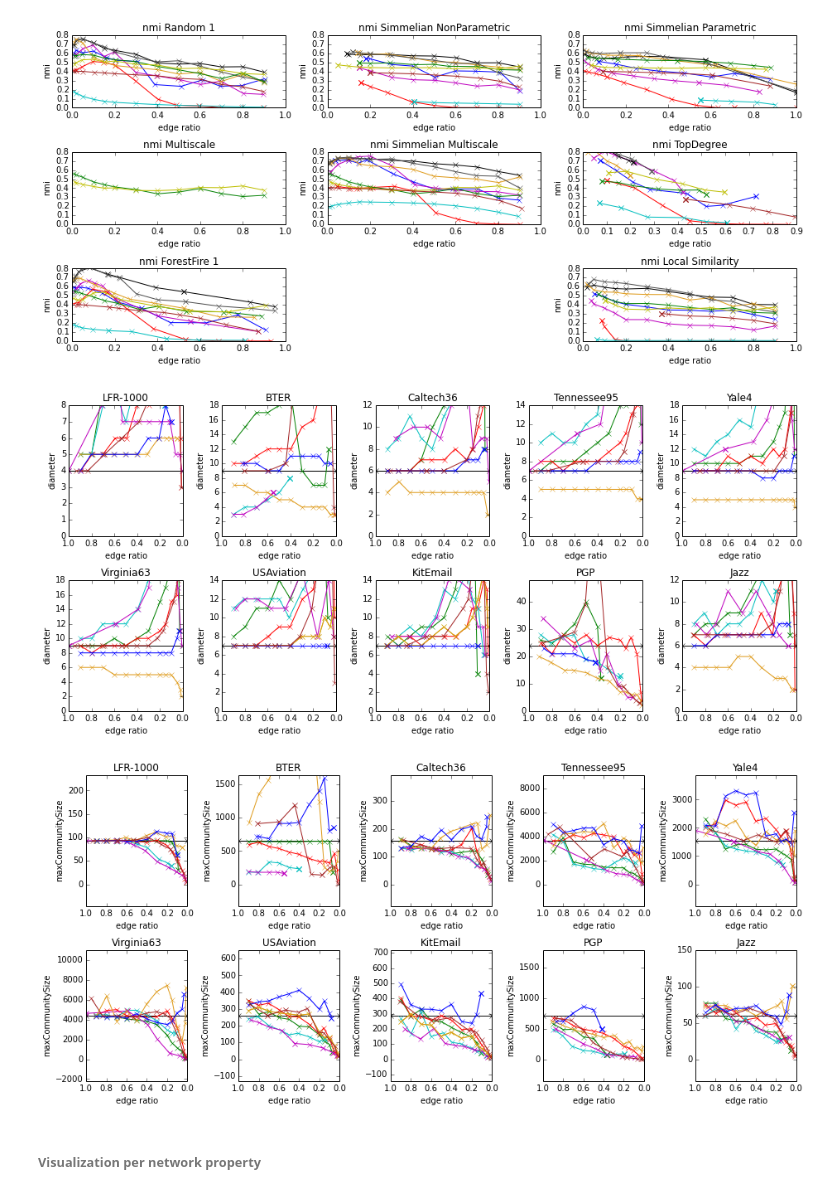
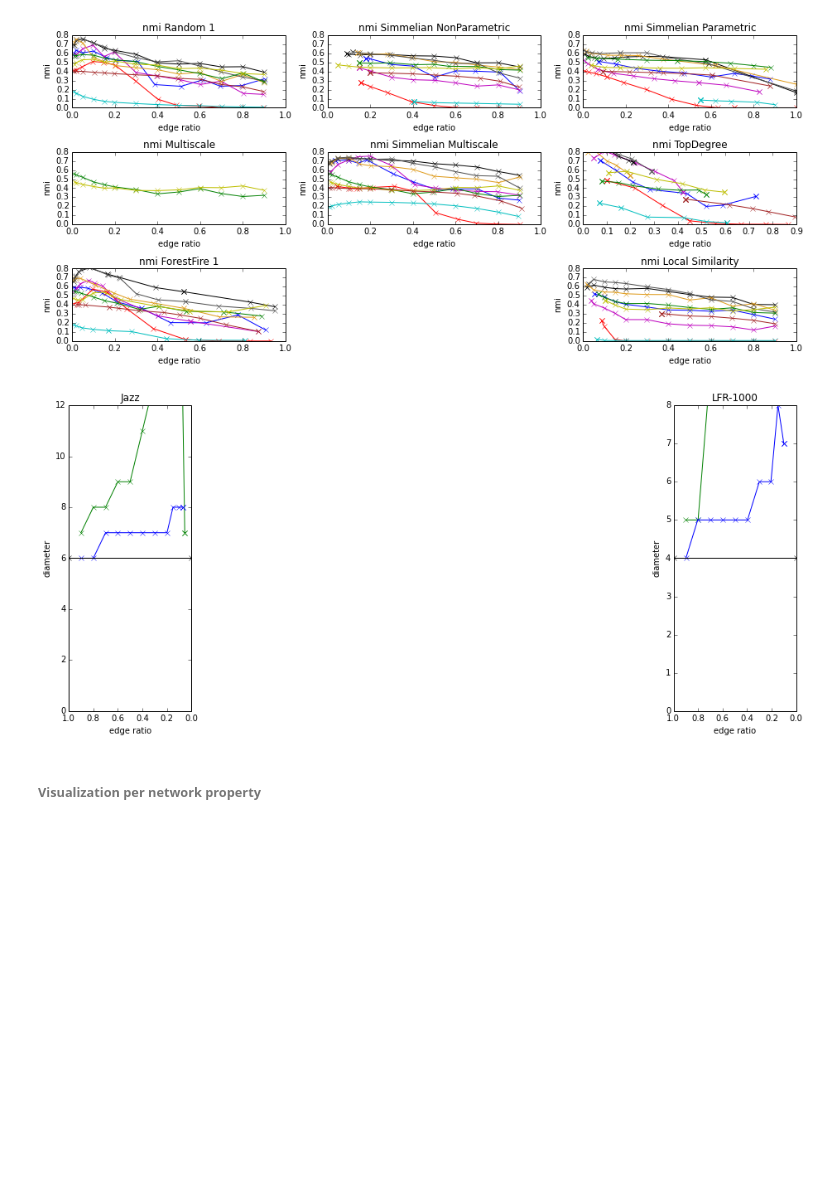
Before and after one commit to kit-parco/networkit-hyperbolic-kd, a Jupyter notebook: Doc/Notebooks/BackboneStatistics.ipynb, the cells around one changed output. Saved outputs shown, nothing was run; the diff lists cells and outputs as text; code cells hidden in the pictures; blank space fills up the shorter version.

Commit message:
Adapted backbone statistics notebooks to new database structure (work in progress..)
--HG--
branch : sparsification

```diff
--- a/Doc/Notebooks/BackboneStatistics.ipynb
+++ b/Doc/Notebooks/BackboneStatistics.ipynb
@@ -23,10 +23,8 @@ from matplotlib.colors import colorConverter
 from mpl_toolkits.mplot3d import Axes3D
 # %%
 %run 'BackboneStatisticsTools.ipynb'
+bbTools = BBDatabaseTools('../../scripts/BackboneEvaluation/output/backbones.db')
 # %%
-conn = sqlite3.connect('../../scripts/BackboneEvaluation/output/backbones.db')
-c = conn.cursor()
-
 kitColors = {
            'kitgreen' : (0, 150/255, 130/255),
            'darkkitgreen' : (0, 85/255, 73/255),
@@ -106,0 +64,14 @@ def plot_by_edgeratio(gaPairs, prop, fixed='Graph', showOriginal=True):
+# %%
+#Returns a tuple (edgeRatios, values) for the given combination of propery, graph and algorithm.
+def getPropertyData(prop, graph, algorithm):
+    query = "SELECT targetEdgeRatio, value FROM data WHERE graph='" + graph + "' AND algorithm='" + algorithm + "' AND property='edgeRatio'"
+    c = bbTools.conn.cursor()
+    c.execute(query)
+    data = c.fetchall()
+    s_ter = list(map(lambda d: d[0], data))
+    s_er = list(map(lambda d: d[1], data))
+
+    x = s_er
+    y = list(map(lambda ter: float(bbTools.getValueFromDB(prop, algorithm, graph, ter)), s_ter))
+
+    return (x, y)
@@ -287,29 +264,28 @@ stats_per_algorithm('nmi', 3, ylimit='[0,0.8]')
 # %% [output]
 [figure]
 # %%
-_spg_graphs = graphs
-_spg_algorithms = algorithms#['Random 1']
+_spg_graphs = ['LFR-1000', 'Jazz']#graphs
+_spg_algorithms = ['Local Similarity', 'LocalDegree', 'Original'] #algorithms#['Random 1']
 #_spg_algorithms = [#'Test 0 0.0', 'Test 0 0.1', 'Test 0 0.3', 'Test 0 0.5', 'Test 0 0.9']
                    #'Test R 0.0', 'Test R 0.1', 'Test R 0.3', 'Test R 0.5', 'Test R 0.9']
 #_spg_graphs = ["Caltech36", "BTER", "LFR-1000", "Caltech36", "BTER", "LFR-1000", "Caltech36", "BTER", "LFR-1000"]
 #_spg_algorithms = ["ForestFire 1", "ForestFire 2", "ForestFire 3", "ForestFire 4", "ForestFire 5", "ForestFire 6", "ForestFire 7", "ForestFire 8"]
 
 #stats_per_graph('nmi', 5, original='hline', _graphs=_spg_graphs, _algorithms=_spg_algorithms, ylimit='[0,0.8]')
 #stats_per_graph('randMeasure', 5, original='hidden', _graphs=_spg_graphs, _algorithms=_spg_algorithms, ylimit='[0,0.8]')
 #stats_per_graph('ccGlobal', 5, original='hline', _graphs=_spg_graphs, _algorithms=_spg_algorithms)
 #stats_per_graph('ccAvgLocal', 5, original='hline', _graphs=_spg_graphs, _algorithms=_spg_algorithms)
 stats_per_graph('diameter', 5, original='hline', _graphs=_spg_graphs, _algorithms=_spg_algorithms, ylimit='maxfactor='+str(2*MAXF_DIAMETER))
 #stats_per_graph('degreeDistCoefficient', 5, original='hline', _graphs=_spg_graphs, ylimit='maxfactor='+str(MAXF_DDDISTCOEFFICIENT))
 #stats_per_graph('degreeDistCoefficient', 5, original='hline', _graphs=_spg_graphs, ylimit='[0,20]')
 #stats_per_graph('modularity', 5, original='hline', _graphs=_spg_graphs, _algorithms=_spg_algorithms,ylimit='maxfactor=1')
 #stats_per_graph('powerLawFit', 5, original='hline', _graphs=_spg_graphs, _algorithms=_spg_algorithms, ylimit='[-1,6]')
 #stats_per_graph('numCommunities', 5, original='hline', _graphs=_spg_graphs, _algorithms=_spg_algorithms, ylimit='maxfactor=5')
 #stats_per_graph('centralityBetweenness', 5, original='hidden', _graphs=_spg_graphs, _algorithms=_spg_algorithms)
 #stats_per_graph('centralityPageRank', 5, original='hidden', _graphs=_spg_graphs, _algorithms=_spg_algorithms)
-stats_per_graph('maxCommunitySize', 5, original='hline', _graphs=_spg_graphs, _algorithms=_spg_algorithms, ylimit='maxfactor=1.5')
+#stats_per_graph('maxCommunitySize', 5, original='hline', _graphs=_spg_graphs, _algorithms=_spg_algorithms, ylimit='maxfactor=1.5')
 # %% [output]
-[figure, old version]
+[figure, new version]
-[figure, removed]
 # %% [markdown]
 ###### Visualization per network property
 # %% [markdown]
```
Also changed, not shown: parts of 2 cells of this notebook, 3 other files.
